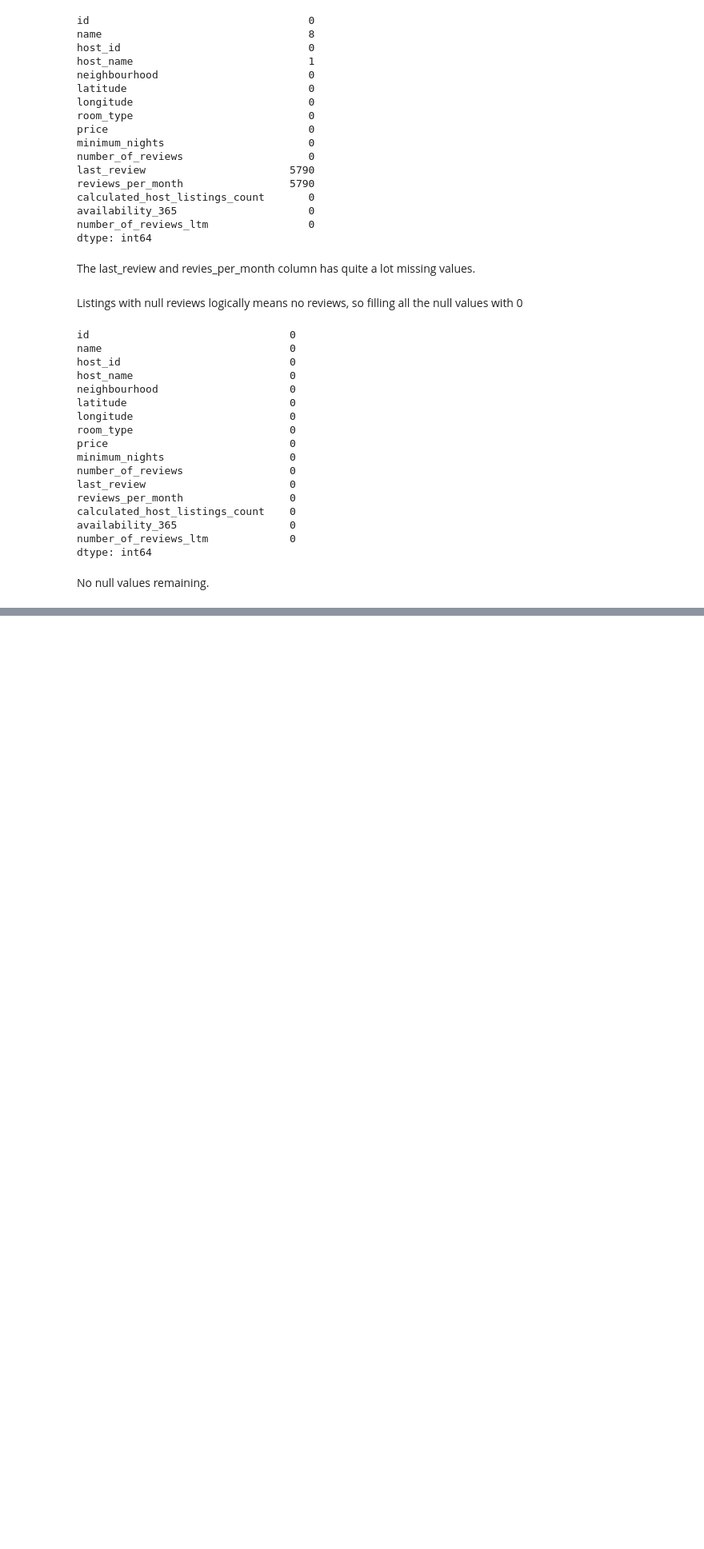
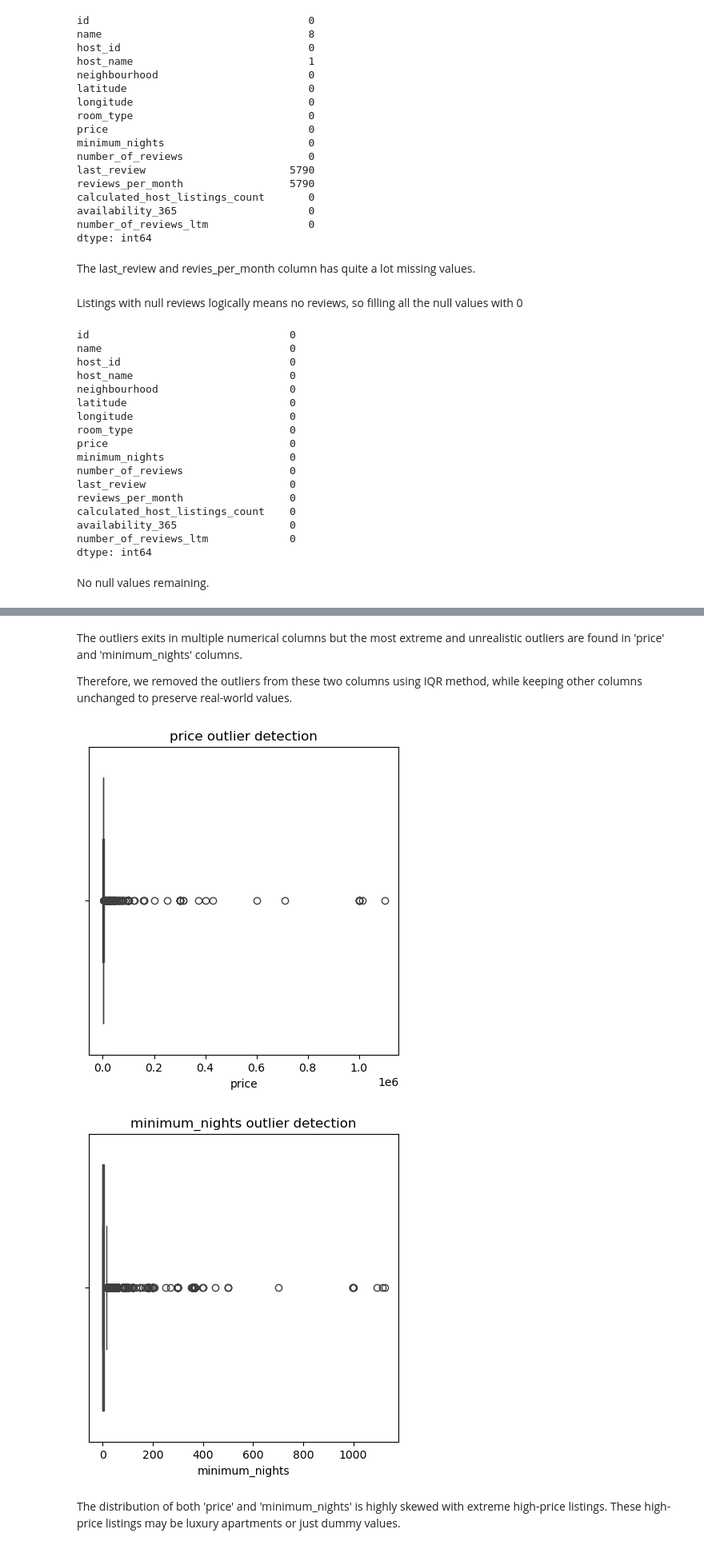
Before and after one commit to sg-333/Airbnb-DA, a Jupyter notebook: project.ipynb, the cells around one changed output, grey strips where cells are left out. Shown at 80% size. Saved outputs shown, nothing was run; the diff lists cells and outputs as text; code cells hidden in the pictures; blank space fills up the shorter version.

Commit message:
Handling Outliers

```diff
--- a/project.ipynb
+++ b/project.ipynb
@@ -182,0 +213,17 @@ No null values remaining.
+# %% [markdown]
+The outliers exits in multiple numerical columns but the most extreme and unrealistic outliers are found in 'price' and 'minimum_nights' columns.
+
+Therefore, we removed the outliers from these two columns using IQR method, while keeping other columns unchanged to preserve real-world values.
+# %%
+# Detecting outlier for price and minimum_nights columns using boxplot
+outlier_col = ['price', 'minimum_nights']
+for cols in outlier_col:
+    plt.figure(figsize=(5,5))
+    sns.boxplot(x=df[cols])
+    plt.title(cols + ' ' + 'outlier detection')
+    plt.show()
+# %% [output]
+[figure, added]
+[figure, added]
+# %% [markdown]
+The distribution of both 'price' and 'minimum_nights' is highly skewed with extreme high-price listings. These high-price listings may be luxury apartments or just dummy values.
```
Also changed, not shown: parts of 10 cells of this notebook.
